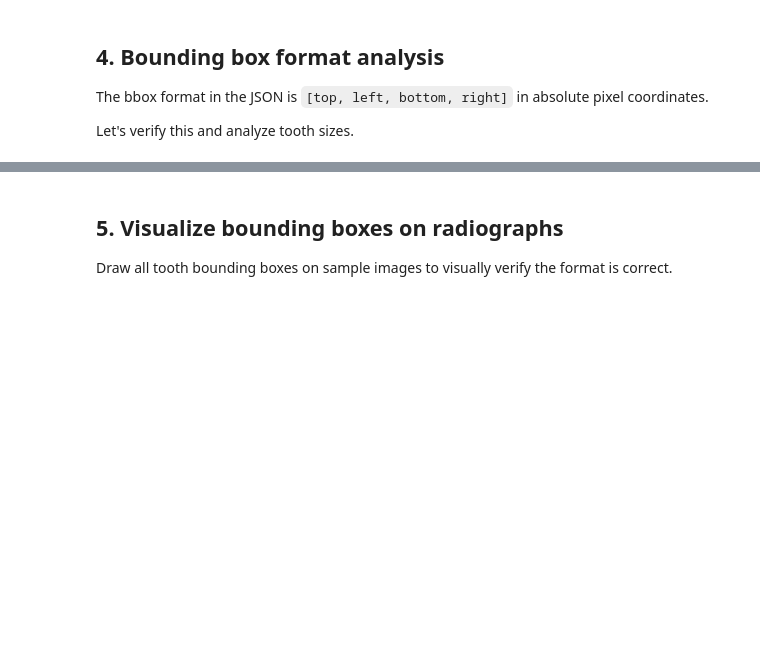
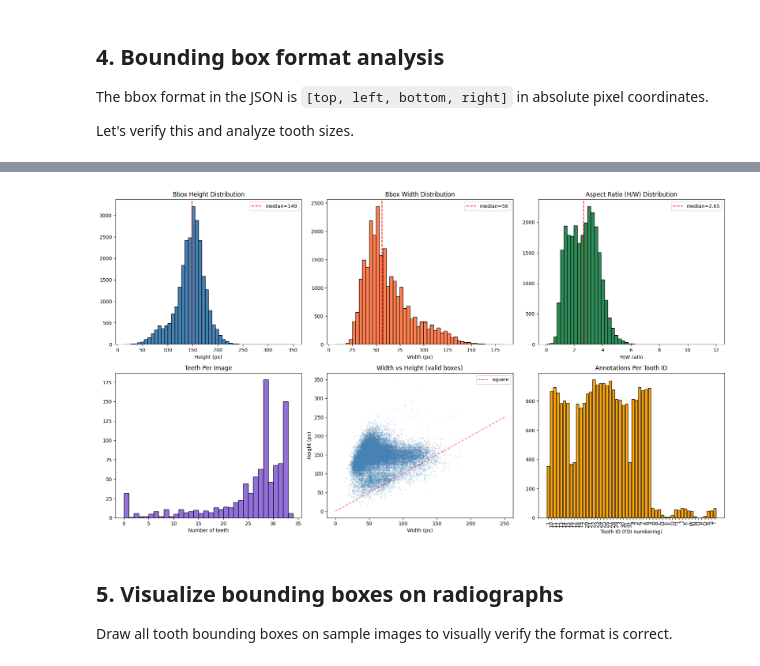
Before and after one commit to bhdai/caries-seg, a Jupyter notebook: notebooks/01_tufts_bbox_exploration.ipynb, the cells around one changed output, grey strips where cells are left out. Cells and saved outputs as stored; diff of their text form; code cells hidden in the pictures; blank space fills up the shorter version.

```diff
--- a/notebooks/01_tufts_bbox_exploration.ipynb
+++ b/notebooks/01_tufts_bbox_exploration.ipynb
@@ -118,8 +138,17 @@ print(f"Bbox areas (px²):  min={min(areas)}, max={max(areas)}, "
 fig, axes = plt.subplots(2, 3, figsize=(18, 10))
 
 # Filter out degenerate for cleaner histograms
-valid_h = [h for h in heights if h > 5]
-valid_w = [w for w in widths if w > 5]
+# valid_h = [h for h in heights if h > 5]
+# valid_w = [w for w in widths if w > 5]
+
+valid_pairs = [(w, h) for w, h in zip(widths, heights) if w > 5 and h > 5]
+
+# Unzip them back into two lists
+if valid_pairs:
+    valid_w, valid_h = zip(*valid_pairs)
+else:
+    valid_w, valid_h = [], []
+
 valid_areas = [a for a in areas if a > 25]
 
 axes[0, 0].hist(valid_h, bins=50, color='steelblue', edgecolor='black')
@@ -133,34 +162,37 @@ axes[0, 1].set_title('Bbox Width Distribution')
 axes[0, 1].set_xlabel('Width (px)')
 axes[0, 1].axvline(np.median(valid_w), color='red', linestyle='--', label=f'median={np.median(valid_w):.0f}')
 axes[0, 1].legend()
 
 axes[0, 2].hist(aspect_ratios, bins=50, color='seagreen', edgecolor='black')
 axes[0, 2].set_title('Aspect Ratio (H/W) Distribution')
 axes[0, 2].set_xlabel('H/W ratio')
 axes[0, 2].axvline(np.median(aspect_ratios), color='red', linestyle='--', label=f'median={np.median(aspect_ratios):.2f}')
 axes[0, 2].legend()
 
 axes[1, 0].hist(tooth_counts, bins=range(0, 35), color='mediumpurple', edgecolor='black')
 axes[1, 0].set_title('Teeth Per Image')
 axes[1, 0].set_xlabel('Number of teeth')
 
 axes[1, 1].scatter(valid_w, valid_h[:len(valid_w)], alpha=0.1, s=5, color='steelblue')
 axes[1, 1].set_title('Width vs Height (valid boxes)')
 axes[1, 1].set_xlabel('Width (px)')
 axes[1, 1].set_ylabel('Height (px)')
 axes[1, 1].plot([0, 250], [0, 250], 'r--', alpha=0.5, label='square')
 axes[1, 1].legend()
 
 # Tooth ID distribution (which teeth are most/least annotated)
 id_counts = Counter(tooth_ids)
-sorted_ids = sorted(id_counts.items(), key=lambda x: int(x[0]))
+# sorted_ids = sorted(id_counts.items(), key=lambda x: int(x[0]))
+sorted_ids = sorted(id_counts.items(), key=lambda x: str(x[0]))
 axes[1, 2].bar([x[0] for x in sorted_ids], [x[1] for x in sorted_ids], color='orange', edgecolor='black')
 axes[1, 2].set_title('Annotations Per Tooth ID')
 axes[1, 2].set_xlabel('Tooth ID (FDI numbering)')
 axes[1, 2].tick_params(axis='x', rotation=90)
 
 plt.tight_layout()
 plt.show()
+# %% [output]
+[figure, added]
 # %% [markdown]
 ## 5. Visualize bounding boxes on radiographs
 
```
Also changed, not shown: parts of 9 cells of this notebook, 4 other files.
